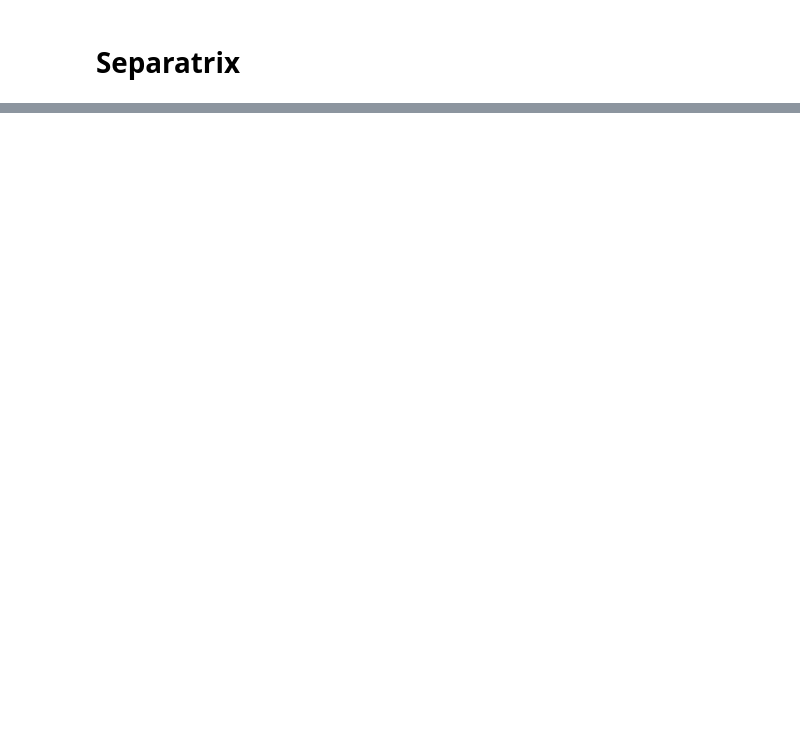
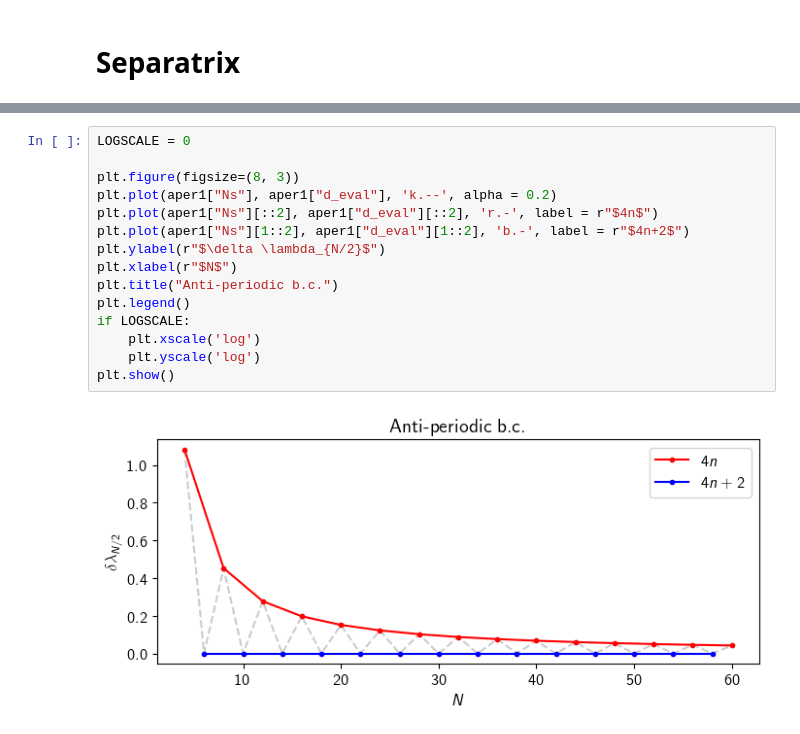
Before and after one commit to IBArbitrary/qbm, a Jupyter notebook: qbm-periodic.ipynb, the cells around one changed output, grey strips where cells are left out. Drawn from its saved outputs; the diff is of its cells as text; blank space fills up the shorter version.

```diff
--- a/qbm-periodic.ipynb
+++ b/qbm-periodic.ipynb
@@ -39,0 +49,17 @@ per1 = deigvsN(4, 41, 0)
+# %%
+LOGSCALE = 0
+
+plt.figure(figsize=(8, 3))
+plt.plot(aper1["Ns"], aper1["d_eval"], 'k.--', alpha = 0.2)
+plt.plot(aper1["Ns"][::2], aper1["d_eval"][::2], 'r.-', label = r"$4n$")
+plt.plot(aper1["Ns"][1::2], aper1["d_eval"][1::2], 'b.-', label = r"$4n+2$")
+plt.ylabel(r"$\delta \lambda_{N/2}$")
+plt.xlabel(r"$N$")
+plt.title("Anti-periodic b.c.")
+plt.legend()
+if LOGSCALE:
+    plt.xscale('log')
+    plt.yscale('log')
+plt.show()
+# %% [output]
+[figure, added]
```
Also changed, not shown: parts of 34 cells of this notebook, 8 other files.
